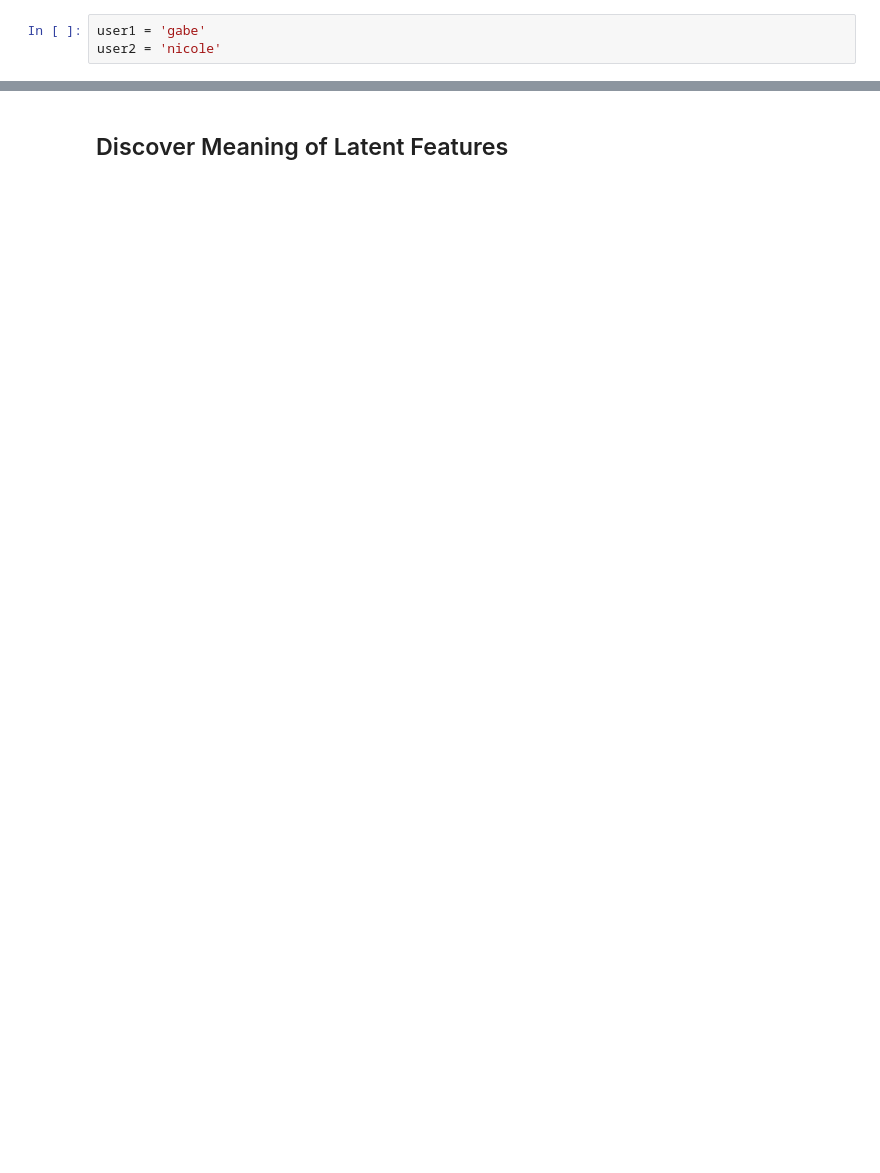
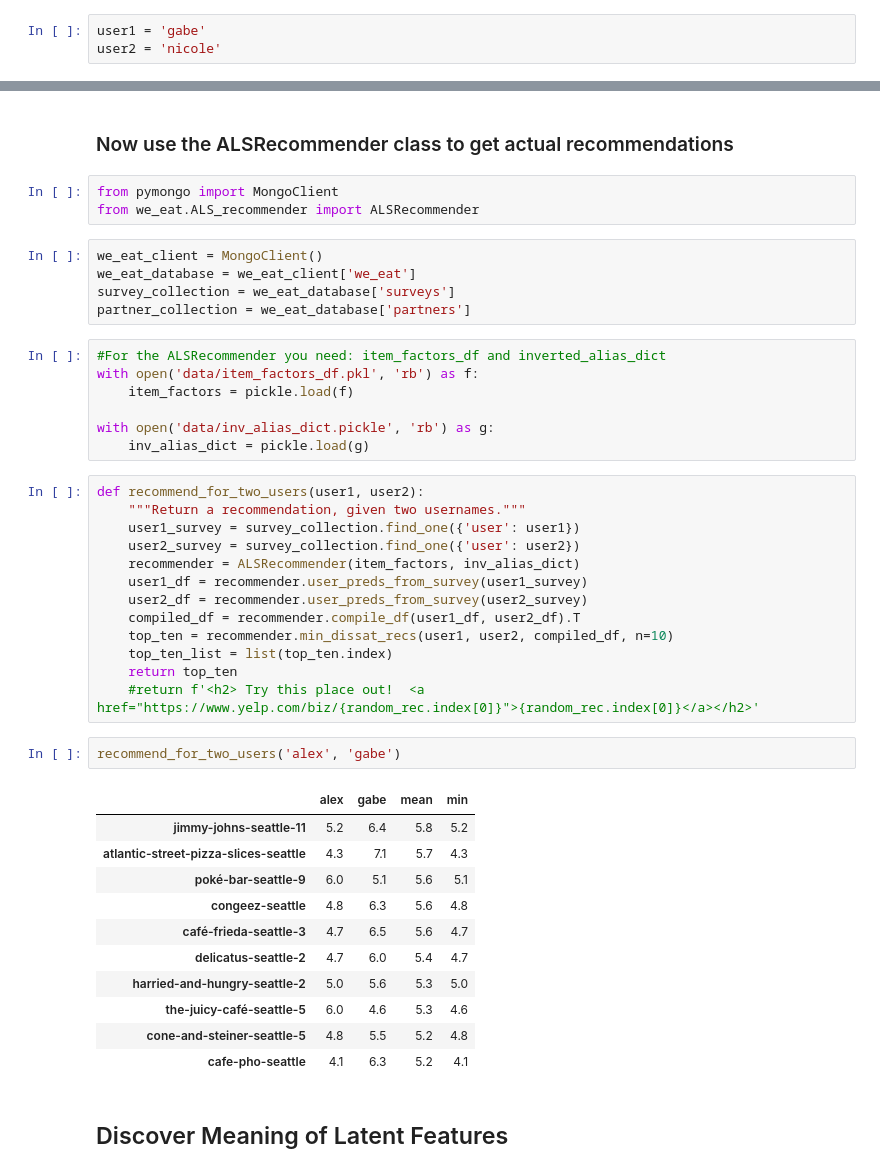
Before and after one commit to Gnishimura/We_Eat, a Jupyter notebook: a_to_z.ipynb, the cells around one changed output, grey strips where cells are left out. Cells and saved outputs as stored; diff of their text form; blank space fills up the shorter version.

Commit message:
implement ALSRecommender

```diff
--- a/a_to_z.ipynb
+++ b/a_to_z.ipynb
@@ -362,2 +91,46 @@ def min_dissat(user1, user2, preds_db):
+# %% [markdown]
+### Now use the ALSRecommender class to get actual recommendations
+# %%
+from pymongo import MongoClient
+from we_eat.ALS_recommender import ALSRecommender
+# %%
+we_eat_client = MongoClient()
+we_eat_database = we_eat_client['we_eat']
+survey_collection = we_eat_database['surveys']
+partner_collection = we_eat_database['partners']
+# %%
+#For the ALSRecommender you need: item_factors_df and inverted_alias_dict
+with open('data/item_factors_df.pkl', 'rb') as f:
+    item_factors = pickle.load(f)
+
+with open('data/inv_alias_dict.pickle', 'rb') as g:
+    inv_alias_dict = pickle.load(g)
+# %%
+def recommend_for_two_users(user1, user2):
+    """Return a recommendation, given two usernames."""
+    user1_survey = survey_collection.find_one({'user': user1})
+    user2_survey = survey_collection.find_one({'user': user2})
+    recommender = ALSRecommender(item_factors, inv_alias_dict)
+    user1_df = recommender.user_preds_from_survey(user1_survey)
+    user2_df = recommender.user_preds_from_survey(user2_survey)
+    compiled_df = recommender.compile_df(user1_df, user2_df).T
+    top_ten = recommender.min_dissat_recs(user1, user2, compiled_df, n=10)
+    top_ten_list = list(top_ten.index)
+    return top_ten
+    #return f'<h2> Try this place out!  <a href="https://www.yelp.com/biz/{random_rec.index[0]}">{random_rec.index[0]}</a></h2>'
+# %%
+recommend_for_two_users('alex', 'gabe')
+# %% [output]
+|  | alex | gabe | mean | min |
+| jimmy-johns-seattle-11 | 5.2 | 6.4 | 5.8 | 5.2 |
+| atlantic-street-pizza-slices-seattle | 4.3 | 7.1 | 5.7 | 4.3 |
+| poké-bar-seattle-9 | 6.0 | 5.1 | 5.6 | 5.1 |
+| congeez-seattle | 4.8 | 6.3 | 5.6 | 4.8 |
+| café-frieda-seattle-3 | 4.7 | 6.5 | 5.6 | 4.7 |
+| delicatus-seattle-2 | 4.7 | 6.0 | 5.4 | 4.7 |
+| harried-and-hungry-seattle-2 | 5.0 | 5.6 | 5.3 | 5.0 |
+| the-juicy-café-seattle-5 | 6.0 | 4.6 | 5.3 | 4.6 |
+| cone-and-steiner-seattle-5 | 4.8 | 5.5 | 5.2 | 4.8 |
+| cafe-pho-seattle | 4.1 | 6.3 | 5.2 | 4.1 |
 # %% [markdown]
 ## Discover Meaning of Latent Features
```
Also changed, not shown: parts of 53 cells of this notebook.
